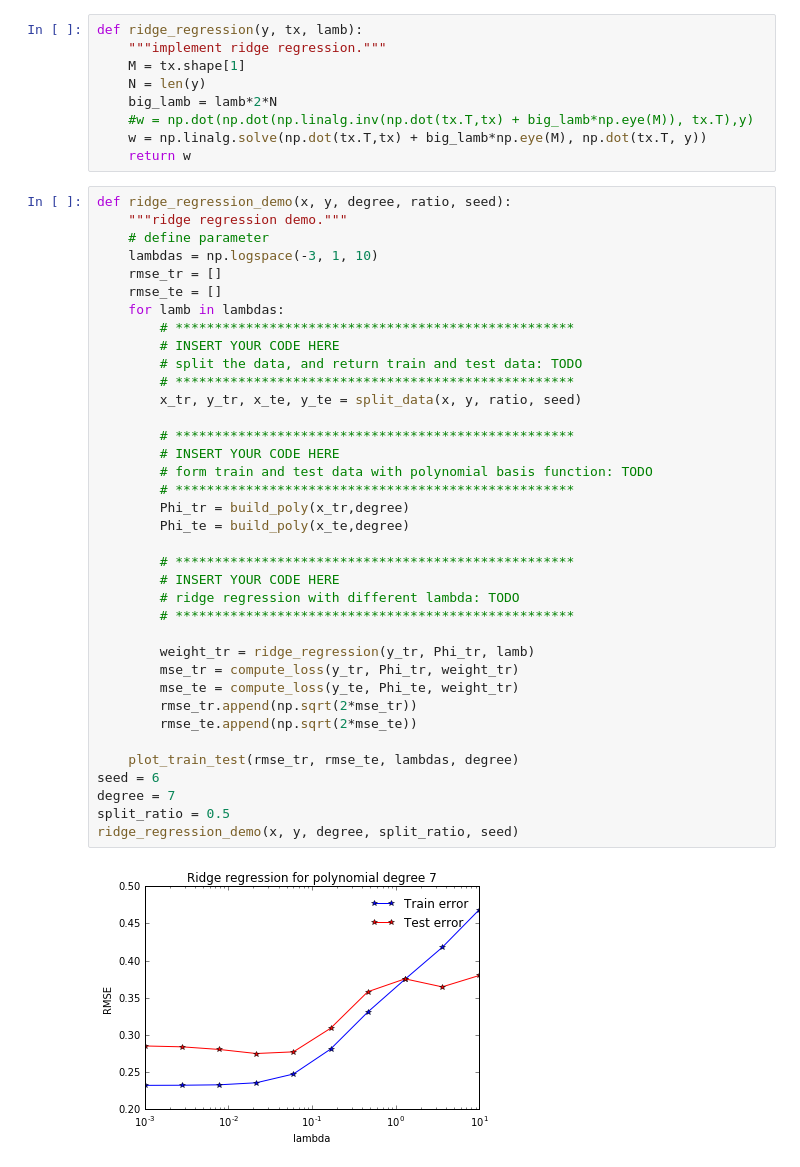
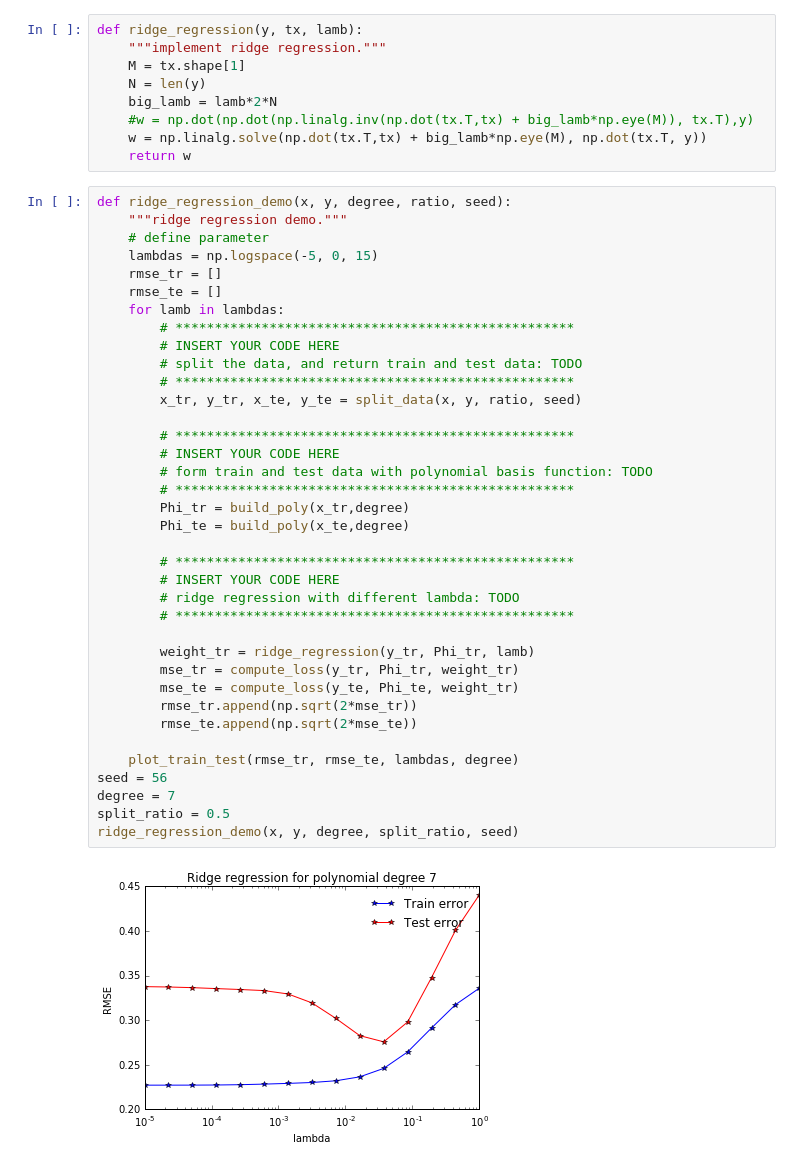
Before and after one commit to Walono/ML_project1, a Jupyter notebook: labs/ex03/template/ex03.ipynb, the cells around one changed output. Cells and saved outputs as stored; diff of their text form.

```diff
--- a/labs/ex03/template/ex03.ipynb
+++ b/labs/ex03/template/ex03.ipynb
@@ -202,38 +199,38 @@ def ridge_regression(y, tx, lamb):
 def ridge_regression_demo(x, y, degree, ratio, seed):
     """ridge regression demo."""
     # define parameter
-    lambdas = np.logspace(-3, 1, 10)
+    lambdas = np.logspace(-5, 0, 15)
     rmse_tr = []
     rmse_te = []
     for lamb in lambdas:
         # ***************************************************
         # INSERT YOUR CODE HERE
         # split the data, and return train and test data: TODO
         # ***************************************************
         x_tr, y_tr, x_te, y_te = split_data(x, y, ratio, seed)
 
         # ***************************************************
         # INSERT YOUR CODE HERE
         # form train and test data with polynomial basis function: TODO
         # ***************************************************
         Phi_tr = build_poly(x_tr,degree)
         Phi_te = build_poly(x_te,degree)
 
         # ***************************************************
         # INSERT YOUR CODE HERE
         # ridge regression with different lambda: TODO
         # ***************************************************
 
         weight_tr = ridge_regression(y_tr, Phi_tr, lamb)
         mse_tr = compute_loss(y_tr, Phi_tr, weight_tr)
         mse_te = compute_loss(y_te, Phi_te, weight_tr)
         rmse_tr.append(np.sqrt(2*mse_tr))
         rmse_te.append(np.sqrt(2*mse_te))
 
     plot_train_test(rmse_tr, rmse_te, lambdas, degree)
-seed = 6
+seed = 56
 degree = 7
 split_ratio = 0.5
 ridge_regression_demo(x, y, degree, split_ratio, seed)
 # %% [output]
-[figure, old version]
+[figure, new version]
```
Also changed, not shown: parts of 1 cell of this notebook.
